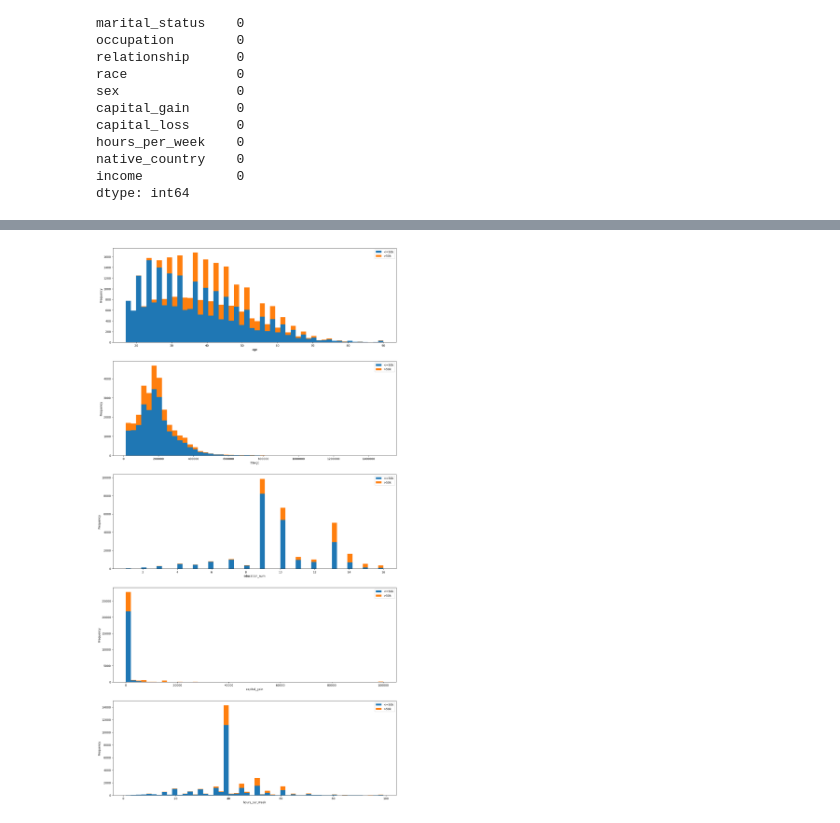
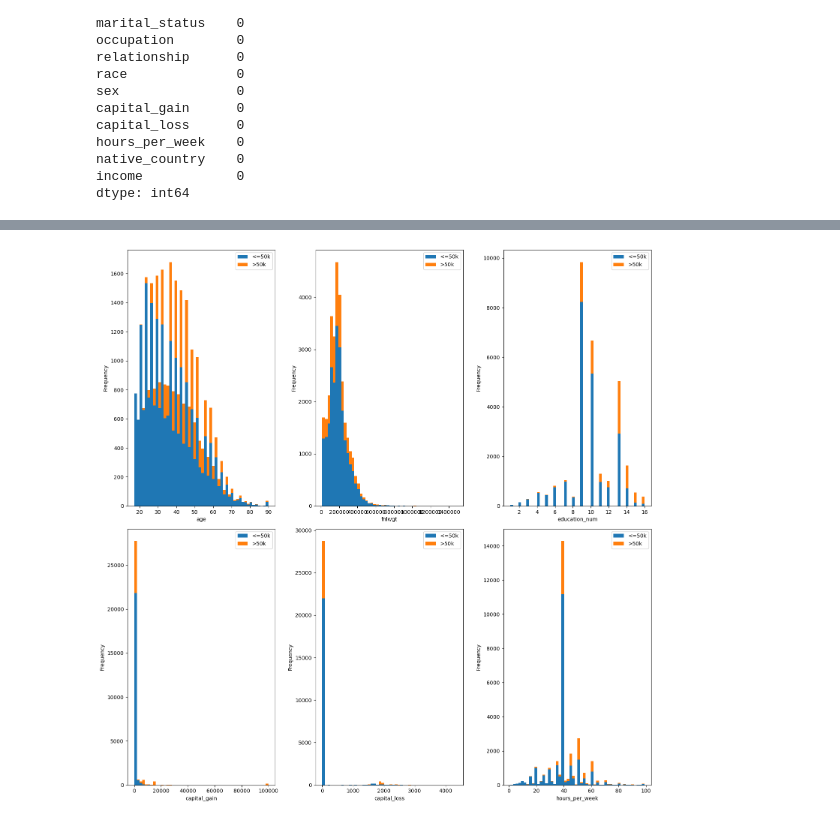
Before and after one commit to KarimAly12/AdultDataset, a Jupyter notebook: YearlySalaryPrediction.ipynb, the cells around one changed output, grey strips where cells are left out. Drawn from its saved outputs; the diff is of its cells as text; code cells hidden in the pictures.

```diff
--- a/YearlySalaryPrediction.ipynb
+++ b/YearlySalaryPrediction.ipynb
@@ -185,3 +186,19 @@ df.describe()
 | 50% | 37.000000 | 1.784250e+05 | 10.000000 | 0.000000 | 0.000000 | 40.000000 | 0.000000 |
 | 75% | 47.000000 | 2.376285e+05 | 13.000000 | 0.000000 | 0.000000 | 45.000000 | 0.000000 |
 | max | 90.000000 | 1.484705e+06 | 16.000000 | 99999.000000 | 4356.000000 | 99.000000 | 1.000000 |
+# %%
+def plot_frequency_distribution(column, ax):
+    sns.histplot(df[column], kde=True, ax=ax)
+    plt.title(f'{column} Distribution')
+    plt.xlabel(column)
+    plt.ylabel('Frequency')
+# %%
+fig, axes = plt.subplots(2, 3, figsize=(15, 15))
+
+columns = ['age', 'fnlwgt', 'education_num', 'capital_gain', 'capital_loss', 'hours_per_week']
+for i, column in enumerate(columns):
+    row = i // 3
+    col = i % 3
+    plot_frequency_distribution(column, axes[row, col])
+plt.tight_layout()
+plt.show()
@@ -195,15 +214,16 @@ def plot_distribution(dataframe, column, ax, bins=50):
     ax.set_xlabel(column)
     ax.ticklabel_format(style='plain', axis='x')
 # %%
-fig, axs= plt.subplots(nrows=5, figsize=(18,35))
-
-plot_distribution(df, 'age', axs[0])
-plot_distribution(df, 'fnlwgt', axs[1])
-plot_distribution(df, 'education_num', axs[2])
-plot_distribution(df, 'capital_gain', axs[3])
-plot_distribution(df, 'hours_per_week', axs[4])
+fig, axes = plt.subplots(2, 3, figsize=(15, 15))
+columns = ['age', 'fnlwgt', 'education_num', 'capital_gain', 'capital_loss', 'hours_per_week']
+for i, column in enumerate(columns):
+    row = i // 3
+    col = i % 3
+    plot_distribution(df,column, axes[row, col])
+plt.tight_layout()
+plt.show()
 # %% [output]
-[figure, old version]
+[figure, new version]
 # %%
 def boxplot_plot(dataframe, column, ax):
     dataframe.boxplot(column = column, vert=False, ax=ax)
```
Also changed, not shown: parts of 10 cells of this notebook.
